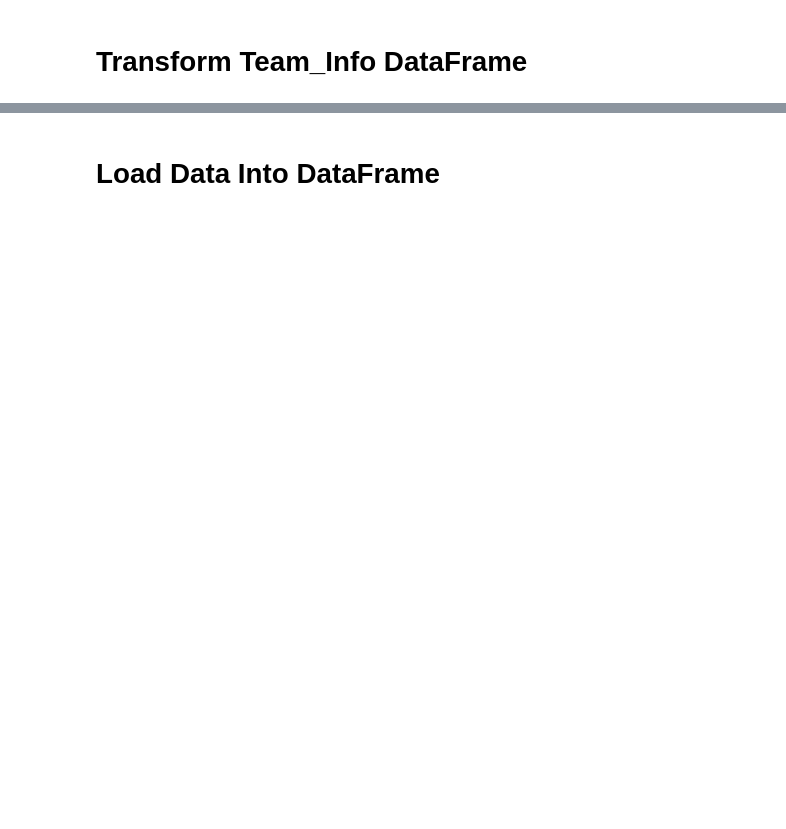
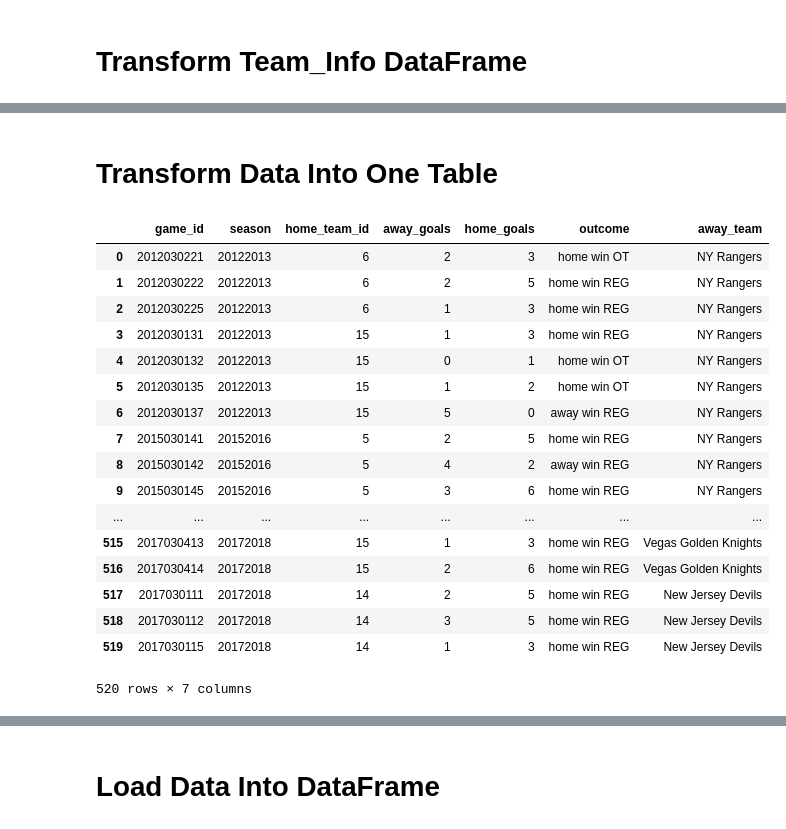
Before and after one commit to Mpalmese/ETL-project, a Jupyter notebook: ETL.ipynb, the cells around one changed output, grey strips where cells are left out. Saved outputs shown, nothing was run; the diff lists cells and outputs as text; code cells hidden in the pictures; blank space fills up the shorter version.

```diff
--- a/ETL.ipynb
+++ b/ETL.ipynb
@@ -36,2 +59,5 @@ team_info_df.head()
 # %% [markdown]
 # Transform Team_Info DataFrame
+# %%
+team_info_df = team_info_df[['team_id', 'shortName', 'teamName']]
+team_info_df
@@ -37,0 +105,2 @@ team_info_df.head()
+# %% [markdown]
+# Transform Data Into One Table
@@ -37,0 +111,23 @@ team_info_df.head()
+# %%
+game_df = game_df.rename(columns={'team_name':"away_team"})
+game_df = game_df.drop(columns='team_id')
+game_df
+# %% [output]
+|  | game_id | season | home_team_id | away_goals | home_goals | outcome | away_team |
+| 0 | 2012030221 | 20122013 | 6 | 2 | 3 | home win OT | NY Rangers |
+| 1 | 2012030222 | 20122013 | 6 | 2 | 5 | home win REG | NY Rangers |
+| 2 | 2012030225 | 20122013 | 6 | 1 | 3 | home win REG | NY Rangers |
+| 3 | 2012030131 | 20122013 | 15 | 1 | 3 | home win REG | NY Rangers |
+| 4 | 2012030132 | 20122013 | 15 | 0 | 1 | home win OT | NY Rangers |
+| 5 | 2012030135 | 20122013 | 15 | 1 | 2 | home win OT | NY Rangers |
+| 6 | 2012030137 | 20122013 | 15 | 5 | 0 | away win REG | NY Rangers |
+| 7 | 2015030141 | 20152016 | 5 | 2 | 5 | home win REG | NY Rangers |
+| 8 | 2015030142 | 20152016 | 5 | 4 | 2 | away win REG | NY Rangers |
+| 9 | 2015030145 | 20152016 | 5 | 3 | 6 | home win REG | NY Rangers |
+| ... | ... | ... | ... | ... | ... | ... | ... |
+| 515 | 2017030413 | 20172018 | 15 | 1 | 3 | home win REG | Vegas Golden Knights |
+| 516 | 2017030414 | 20172018 | 15 | 2 | 6 | home win REG | Vegas Golden Knights |
+| 517 | 2017030111 | 20172018 | 14 | 2 | 5 | home win REG | New Jersey Devils |
+| 518 | 2017030112 | 20172018 | 14 | 3 | 5 | home win REG | New Jersey Devils |
+| 519 | 2017030115 | 20172018 | 14 | 1 | 3 | home win REG | New Jersey Devils |
+520 rows × 7 columns
```
Also changed, not shown: parts of 12 cells of this notebook, 1 other file.
